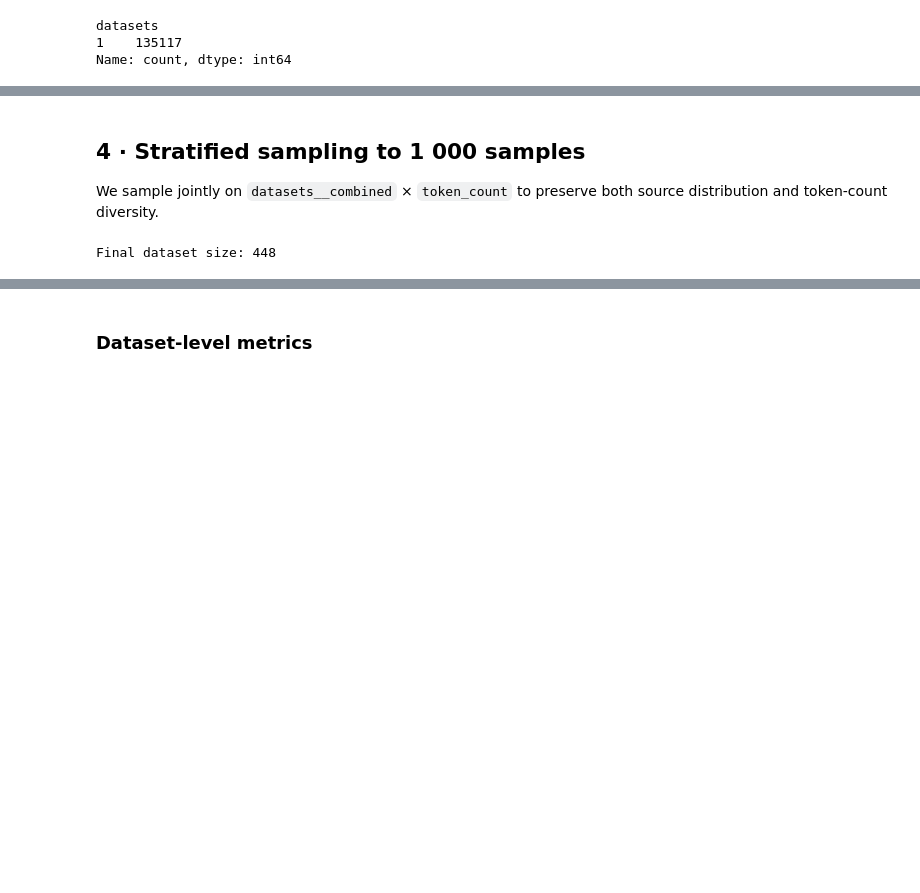
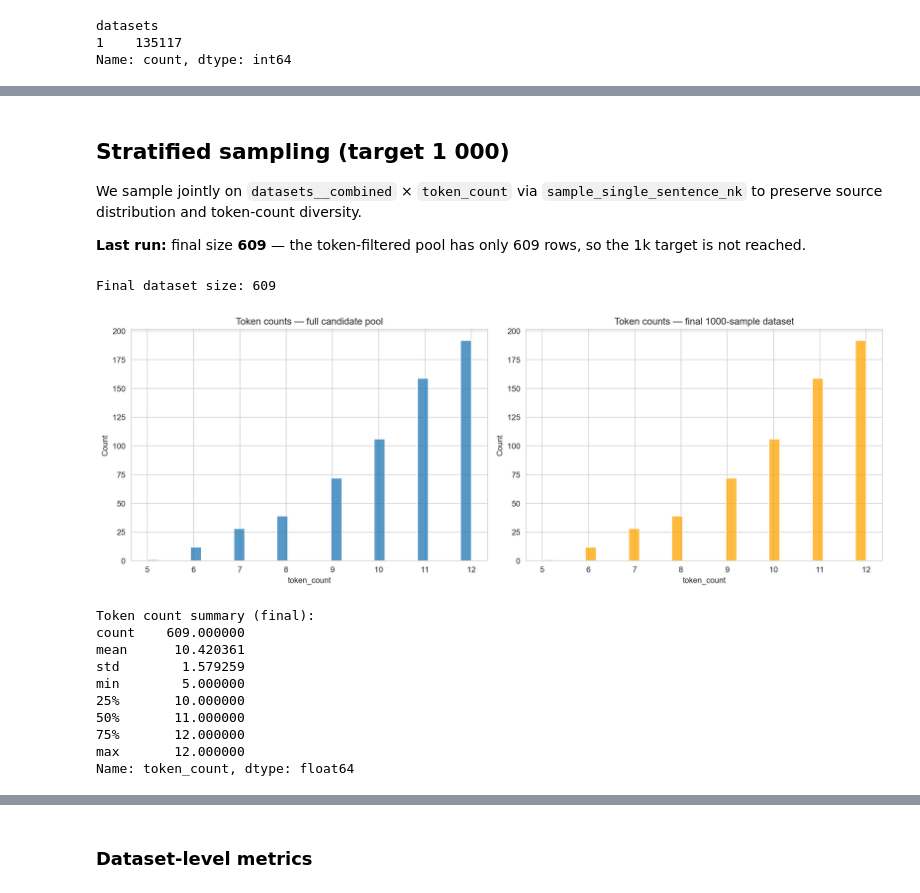
Before and after one commit to Pawlo77/MLLM-Shap, a Jupyter notebook: experiments/data_preparation/librispeech_asr.ipynb, the cells around one changed output, grey strips where cells are left out. Saved outputs shown, nothing was run; the diff lists cells and outputs as text; code cells hidden in the pictures; blank space fills up the shorter version.

```diff
--- a/experiments/data_preparation/librispeech_asr.ipynb
+++ b/experiments/data_preparation/librispeech_asr.ipynb
@@ -302,6 +255,7 @@ Candidates with token_count <= 10: 448
 # %% [markdown]
-## 4 · Stratified sampling to 1 000 samples
+## Stratified sampling (target 1 000)
 
-We sample jointly on `datasets__combined` × `token_count` to preserve both
-source distribution and token-count diversity.
+We sample jointly on `datasets__combined` × `token_count` via `sample_single_sentence_nk` to preserve source distribution and token-count diversity.
+
+**Last run:** final size **609** — the token-filtered pool has only 609 rows, so the 1k target is not reached.
 # %%
@@ -309,10 +263,18 @@ candidates["datasets__combined"] = candidates["datasets"].apply(lambda x: " ".jo
 # %%
-single_sentence__df = stratified_sample(
-    pool=candidates,
-    n_target=NUM_SAMPLES,
-    strat_col="token_count",
+single_sentence__df = sample_single_sentence_nk(
+    candidates, n_target=HUB_TARGET_SAMPLES, plot_label=HUB_TARGET_SAMPLES
 )
-print(f"Final dataset size: {len(single_sentence__df)}")
 # %% [output]
-Final dataset size: 448
+Final dataset size: 609
+[figure, added]
+Token count summary (final):
+count    609.000000
+mean      10.420361
+std        1.579259
+min        5.000000
+25%       10.000000
+50%       11.000000
+75%       12.000000
+max       12.000000
+Name: token_count, dtype: float64
 # %%
```
Also changed, not shown: parts of 32 cells of this notebook, 5 other files.
